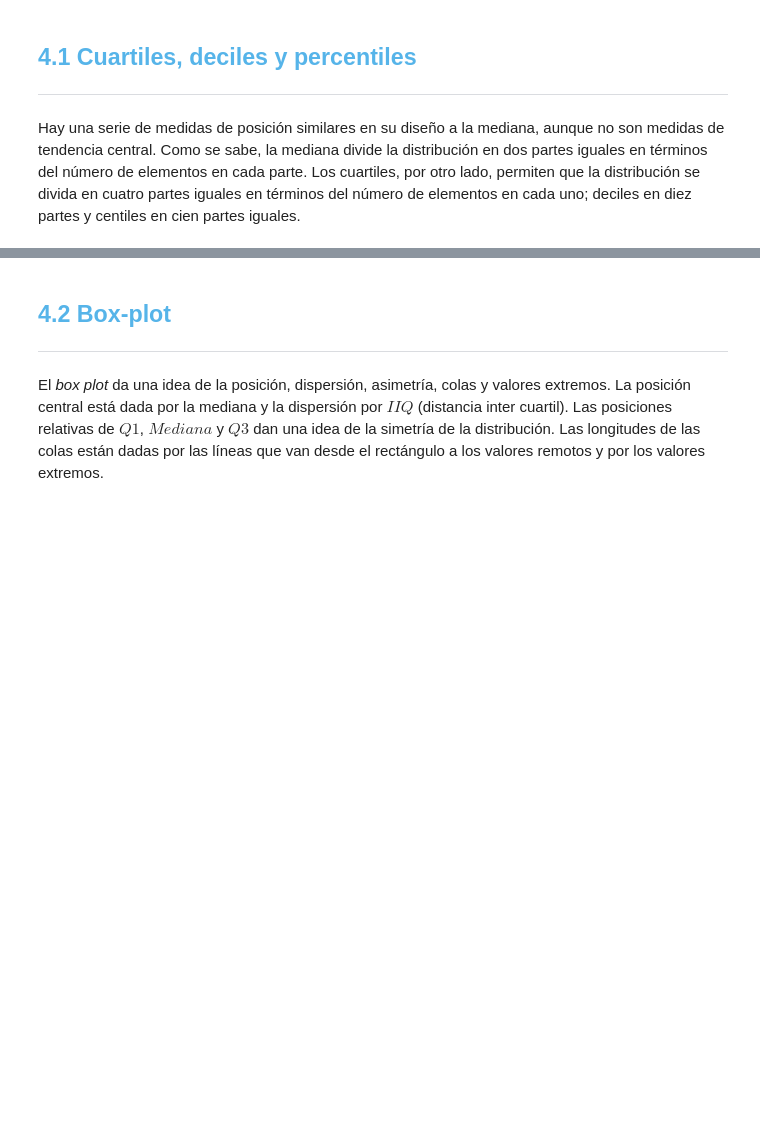
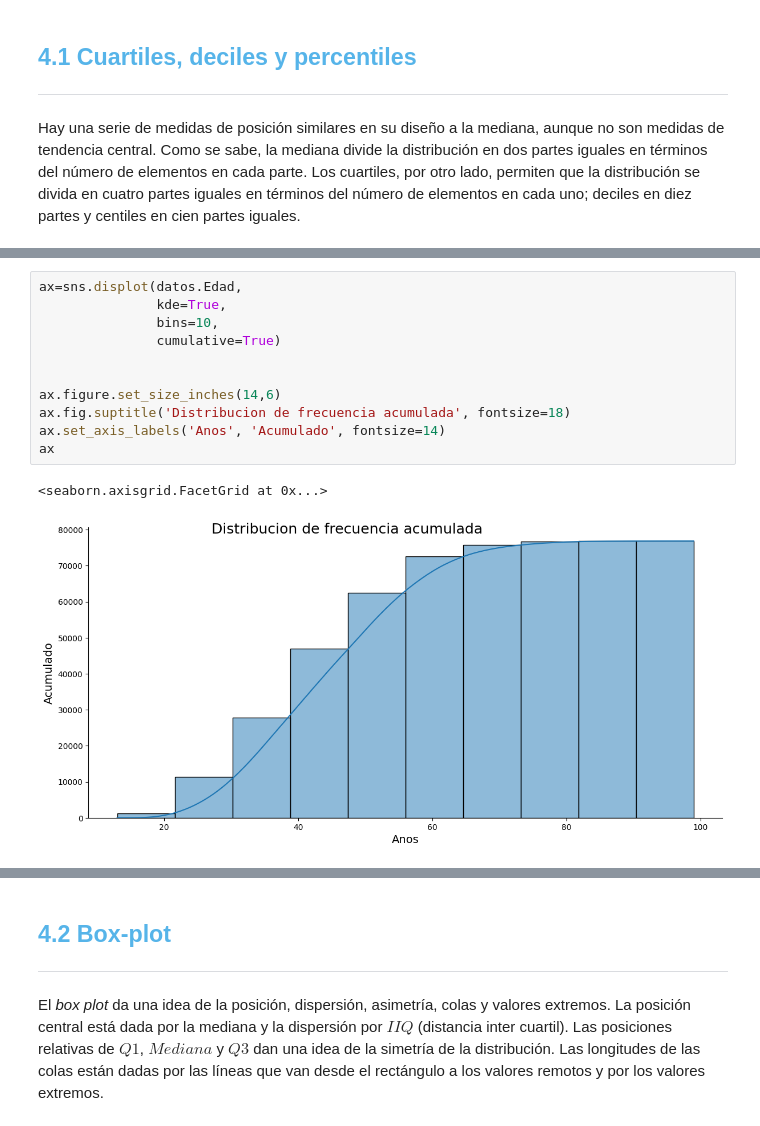
Before and after one commit to Yaaxek/Estadistica-con-Python-frecuencias-y-medidas, a Jupyter notebook: curso_de_estadistica_con_python_1.ipynb, the cells around one changed output, grey strips where cells are left out. Cells and saved outputs as stored; diff of their text form; blank space fills up the shorter version.

```diff
--- a/curso_de_estadistica_con_python_1.ipynb
+++ b/curso_de_estadistica_con_python_1.ipynb
@@ -723,0 +1028,14 @@ Hay una serie de medidas de posición similares en su diseño a la mediana, aunq
+# %%
+ax=sns.displot(datos.Edad,
+               kde=True,
+               bins=10,
+               cumulative=True)
+
+
+ax.figure.set_size_inches(14,6)
+ax.fig.suptitle('Distribucion de frecuencia acumulada', fontsize=18)
+ax.set_axis_labels('Anos', 'Acumulado', fontsize=14)
+ax
+# %% [output]
+<seaborn.axisgrid.FacetGrid at 0x...>
+[figure, added]
```
Also changed, not shown: parts of 77 cells of this notebook.
